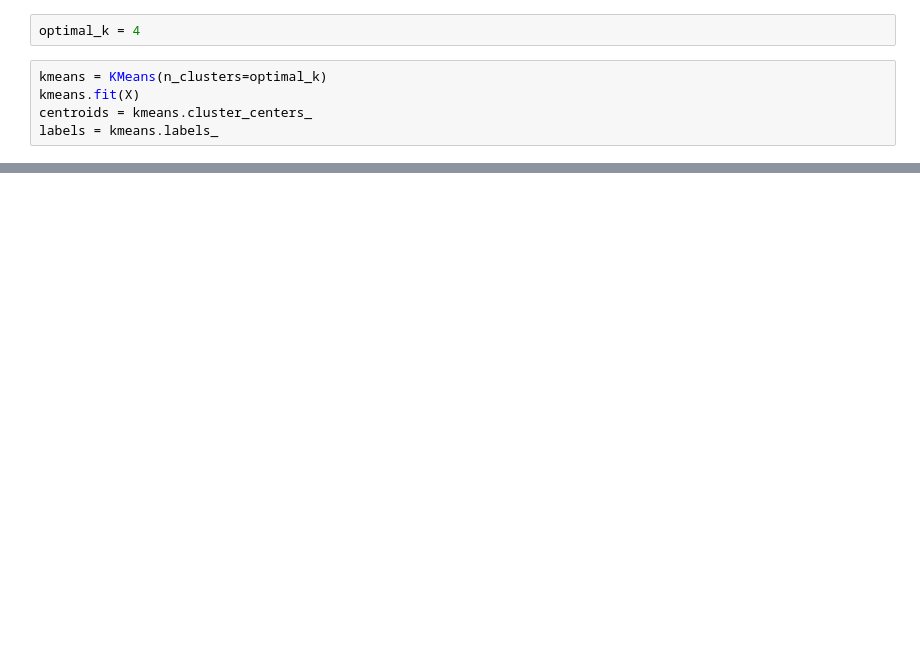
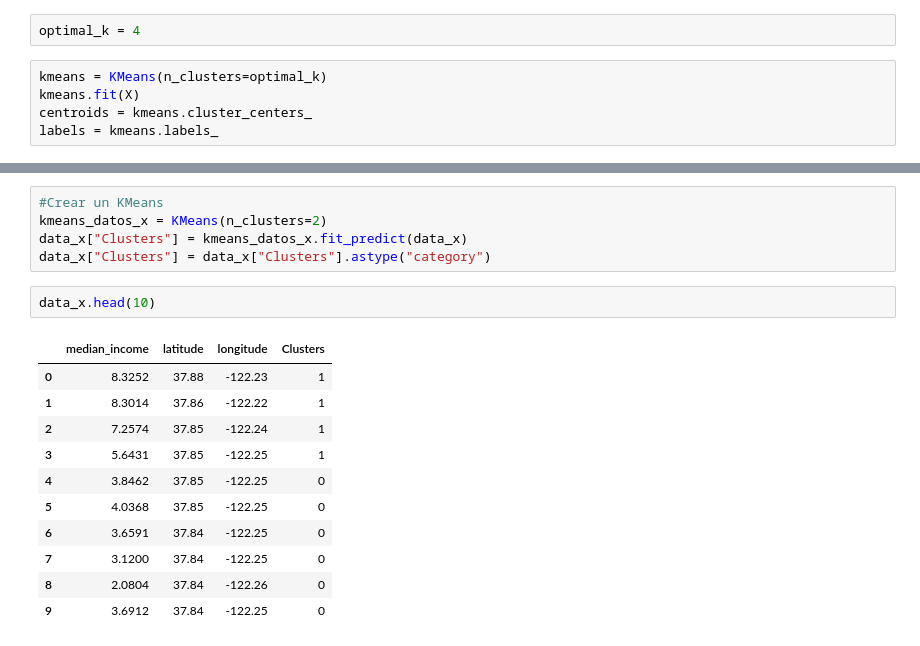
Before and after one commit to crixtiam/AI_Masterclass, a Jupyter notebook: kmeans.ipynb, the cells around one changed output, grey strips where cells are left out. Saved outputs shown, nothing was run; the diff lists cells and outputs as text; blank space fills up the shorter version.

```diff
--- a/kmeans.ipynb
+++ b/kmeans.ipynb
@@ -159,0 +244,19 @@ plt.show()
+# %%
+#Crear un KMeans
+kmeans_datos_x = KMeans(n_clusters=2)
+data_x["Clusters"] = kmeans_datos_x.fit_predict(data_x)
+data_x["Clusters"] = data_x["Clusters"].astype("category")
+# %%
+data_x.head(10)
+# %% [output]
+|  | median_income | latitude | longitude | Clusters |
+| 0 | 8.3252 | 37.88 | -122.23 | 1 |
+| 1 | 8.3014 | 37.86 | -122.22 | 1 |
+| 2 | 7.2574 | 37.85 | -122.24 | 1 |
+| 3 | 5.6431 | 37.85 | -122.25 | 1 |
+| 4 | 3.8462 | 37.85 | -122.25 | 0 |
+| 5 | 4.0368 | 37.85 | -122.25 | 0 |
+| 6 | 3.6591 | 37.84 | -122.25 | 0 |
+| 7 | 3.1200 | 37.84 | -122.25 | 0 |
+| 8 | 2.0804 | 37.84 | -122.26 | 0 |
+| 9 | 3.6912 | 37.84 | -122.25 | 0 |
```
Also changed, not shown: parts of 14 cells of this notebook, 1 other file.
